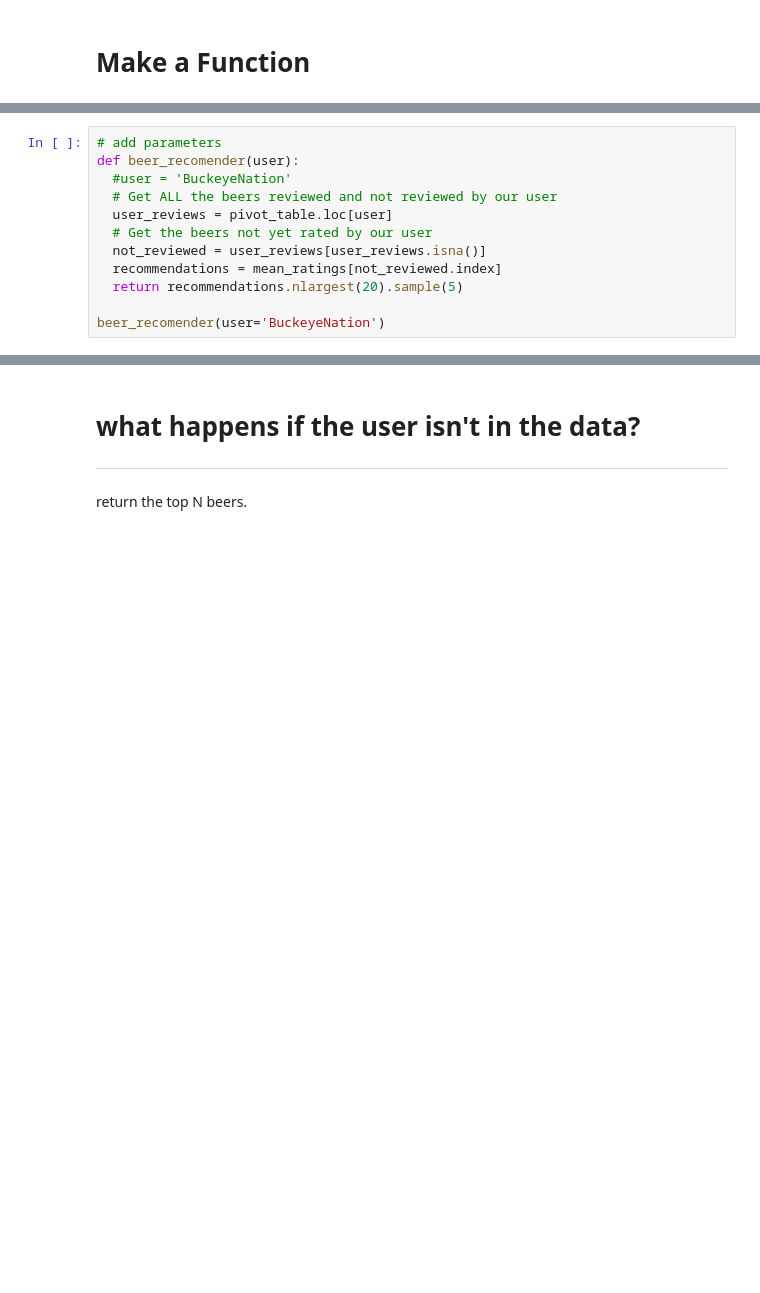
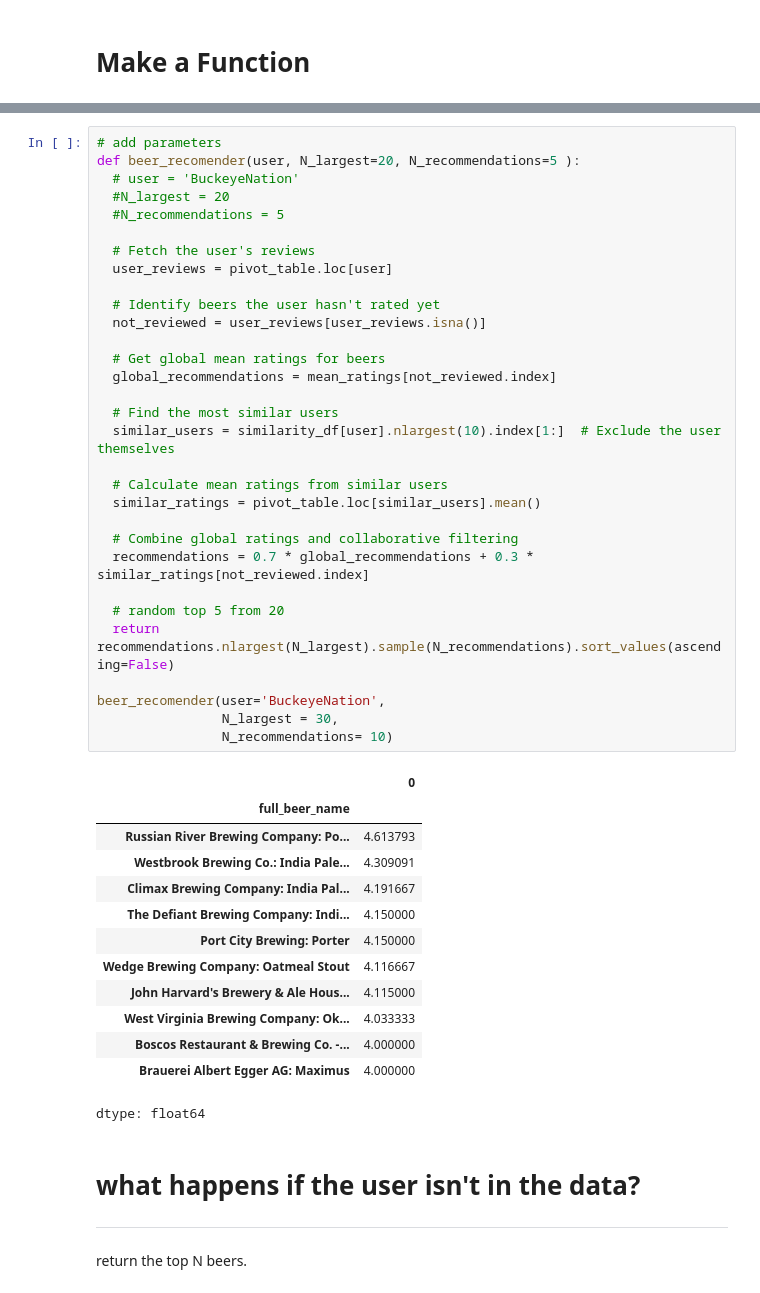
Before and after one commit to MonkeyWrenchGang/2021-ban7002, a Jupyter notebook: Week_5_Beer_Recommender.ipynb, the cells around one changed output, grey strips where cells are left out. Saved outputs shown, nothing was run; the diff lists cells and outputs as text; blank space fills up the shorter version.

```diff
--- a/Week_5_Beer_Recommender.ipynb
+++ b/Week_5_Beer_Recommender.ipynb
@@ -109,12 +200,0 @@ beer_recomender()
-# %%
-# add parameters
-def beer_recomender(user):
-  #user = 'BuckeyeNation'
-  # Get ALL the beers reviewed and not reviewed by our user
-  user_reviews = pivot_table.loc[user]
-  # Get the beers not yet rated by our user
-  not_reviewed = user_reviews[user_reviews.isna()]
-  recommendations = mean_ratings[not_reviewed.index]
-  return recommendations.nlargest(20).sample(5)
-
-beer_recomender(user='BuckeyeNation')
@@ -123,3 +238,48 @@ beer_recomender(user='mikesgroove')
+# %%
+# add parameters
+def beer_recomender(user, N_largest=20, N_recommendations=5 ):
+  # user = 'BuckeyeNation'
+  #N_largest = 20
+  #N_recommendations = 5
+
+  # Fetch the user's reviews
+  user_reviews = pivot_table.loc[user]
+
+  # Identify beers the user hasn't rated yet
+  not_reviewed = user_reviews[user_reviews.isna()]
+
+  # Get global mean ratings for beers
+  global_recommendations = mean_ratings[not_reviewed.index]
+
+  # Find the most similar users
+  similar_users = similarity_df[user].nlargest(10).index[1:]  # Exclude the user themselves
+
+  # Calculate mean ratings from similar users
+  similar_ratings = pivot_table.loc[similar_users].mean()
+
+  # Combine global ratings and collaborative filtering
+  recommendations = 0.7 * global_recommendations + 0.3 * similar_ratings[not_reviewed.index]
+
+  # random top 5 from 20
+  return recommendations.nlargest(N_largest).sample(N_recommendations).sort_values(ascending=False)
+
+beer_recomender(user='BuckeyeNation',
+                N_largest = 30,
+                N_recommendations= 10)
+# %% [output]
+|  | 0 |
+| full_beer_name |  |
+| Russian River Brewing Company: Po... | 4.613793 |
+| Westbrook Brewing Co.: India Pale... | 4.309091 |
+| Climax Brewing Company: India Pal... | 4.191667 |
+| The Defiant Brewing Company: Indi... | 4.150000 |
+| Port City Brewing: Porter | 4.150000 |
+| Wedge Brewing Company: Oatmeal Stout | 4.116667 |
+| John Harvard's Brewery & Ale Hous... | 4.115000 |
+| West Virginia Brewing Company: Ok... | 4.033333 |
+| Boscos Restaurant & Brewing Co. -... | 4.000000 |
+| Brauerei Albert Egger AG: Maximus | 4.000000 |
+dtype: float64
 # %% [markdown]
 # what happens if the user isn't in the data?
 ---
```
Also changed, not shown: parts of 29 cells of this notebook.
